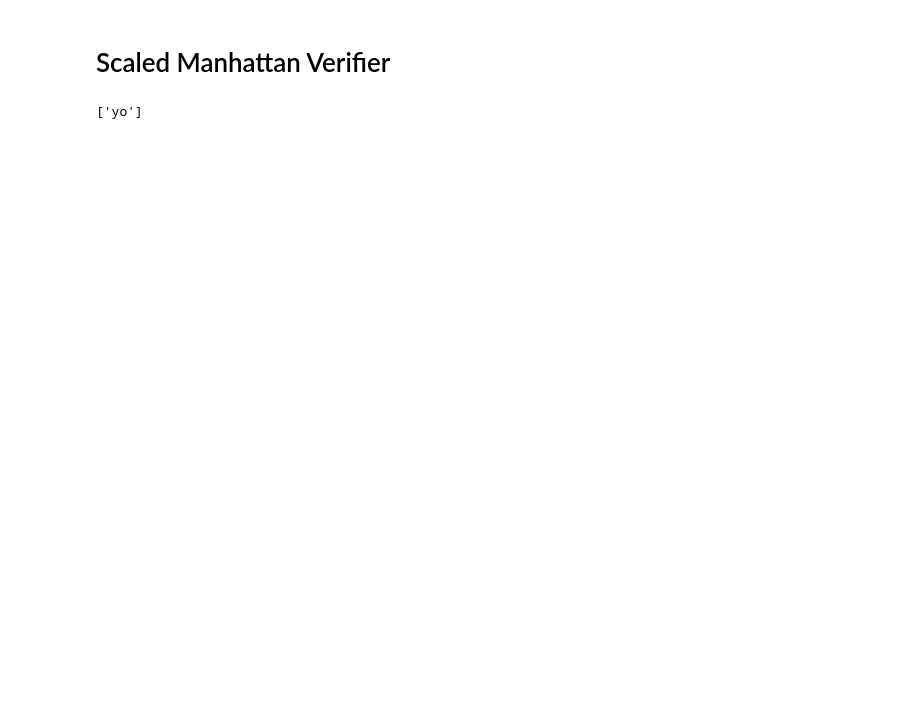
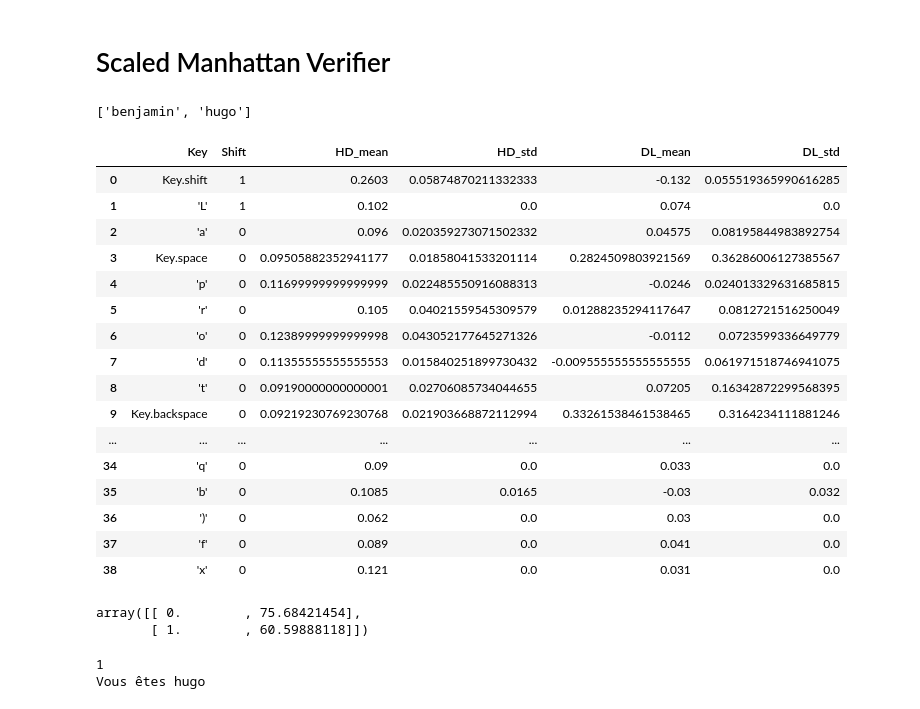
Before and after one commit to Belzerion/OT2, a Jupyter notebook: Preprocessing.ipynb, the cells around one changed output. Cells and saved outputs as stored; diff of their text form; code cells hidden in the pictures; blank space fills up the shorter version.

```diff
--- a/Preprocessing.ipynb
+++ b/Preprocessing.ipynb
@@ -231,29 +448,66 @@ display(df)
 # %% [markdown]
 # Scaled Manhattan Verifier
 # %%
-path = 'reference/'
+path = 'reference_1/'
 user_list = files = [os.path.splitext(filename)[0] for filename in listdir(path)]
 print(user_list)
 def scaled_manhattan_verifier(vector):
-    distance_to_users = np.array((0,2))
+    distance_to_users = np.array([[0,0]])
+    distance_to_users = np.delete(distance_to_users, 0, 0)
+    index = 0
+
     for user in range(len(user_list)):
-        user_ref = pd.read_csv(file_path, sep=";", names=columns, encoding = "ISO-8859-1")
+        user_ref = pd.read_csv(path+user_list[user]+".csv", sep=";", names=columns_ref, encoding = "ISO-8859-1")
+        user_ref = user_ref.reset_index(drop=True)
+        user_ref = user_ref.drop([0])
+        user_ref = user_ref.reset_index(drop=True)
         distance = 0
-        index = 0
         for i in range(vector.shape[0]):
             for j in range(user_ref.shape[0]):
-                if user_ref['Key1'][j] == vector['Key1'][i]:
-                    distance += abs(vector['HD_mean'][i] - user_ref['HD_mean'][j])/user_ref['HD_std']
-                    distance += abs(vector['DL_mean'][i] - user_ref['DL_mean'][j])/user_ref['DL_std']
-                    distance_to_users = np.append(distance_to_users, [[index, distance]])
+                if user_ref['Key'][j] == vector['Key'][i]:
+                   if float(user_ref['HD_std'][j]) != 0 and math.isnan(float(user_ref['HD_std'][j])) == False:
+                    distance += abs(float(vector['HD_mean'][i]) - float(user_ref['HD_mean'][j]))/float(user_ref['HD_std'][j])
+                   if float(user_ref['DL_std'][j]) != 0 and math.isnan(float(user_ref['DL_std'][j])) == False:
+                    distance += abs(float(vector['DL_mean'][i]) - float(user_ref['DL_mean'][j]))/float(user_ref['DL_std'][j])
+        distance_to_users = np.append(distance_to_users, [[index, distance]], axis = 0)
         index += 1
         distance = 0
-    minim = 0
+    minim = float('inf')
     res = 0
+    display(distance_to_users)
     for i in range(len(distance_to_users)):
         if distance_to_users[i][1] < minim:
             minim = distance_to_users[i][1]
             res = i
+    print(res)
     print('Vous êtes '+user_list[res])
+
+vector = pd.read_csv("test_reference.csv", sep=";", names=columns_ref, encoding = "ISO-8859-1")
+vector = vector.reset_index(drop=True)
+vector = vector.drop([0])
+vector = vector.reset_index(drop=True)
+display(vector)
+scaled_manhattan_verifier(vector)
 # %% [output]
-['yo']
+['benjamin', 'hugo']
+|  | Key | Shift | HD_mean | HD_std | DL_mean | DL_std |
+| 0 | Key.shift | 1 | 0.2603 | 0.05874870211332333 | -0.132 | 0.055519365990616285 |
+| 1 | 'L' | 1 | 0.102 | 0.0 | 0.074 | 0.0 |
+| 2 | 'a' | 0 | 0.096 | 0.020359273071502332 | 0.04575 | 0.08195844983892754 |
+| 3 | Key.space | 0 | 0.09505882352941177 | 0.01858041533201114 | 0.2824509803921569 | 0.36286006127385567 |
+| 4 | 'p' | 0 | 0.11699999999999999 | 0.022485550916088313 | -0.0246 | 0.024013329631685815 |
+| 5 | 'r' | 0 | 0.105 | 0.04021559545309579 | 0.01288235294117647 | 0.0812721516250049 |
+| 6 | 'o' | 0 | 0.12389999999999998 | 0.043052177645271326 | -0.0112 | 0.0723599336649779 |
+| 7 | 'd' | 0 | 0.11355555555555553 | 0.015840251899730432 | -0.009555555555555555 | 0.061971518746941075 |
+| 8 | 't' | 0 | 0.09190000000000001 | 0.02706085734044655 | 0.07205 | 0.16342872299568395 |
+| 9 | Key.backspace | 0 | 0.09219230769230768 | 0.021903668872112994 | 0.33261538461538465 | 0.3164234111881246 |
+| ... | ... | ... | ... | ... | ... | ... |
+| 34 | 'q' | 0 | 0.09 | 0.0 | 0.033 | 0.0 |
+| 35 | 'b' | 0 | 0.1085 | 0.0165 | -0.03 | 0.032 |
+| 36 | ')' | 0 | 0.062 | 0.0 | 0.03 | 0.0 |
+| 37 | 'f' | 0 | 0.089 | 0.0 | 0.041 | 0.0 |
+| 38 | 'x' | 0 | 0.121 | 0.0 | 0.031 | 0.0 |
+array([[ 0.        , 75.68421454],
+       [ 1.        , 60.59888118]])
+1
+Vous êtes hugo
```
Also changed, not shown: parts of 9 cells of this notebook.
